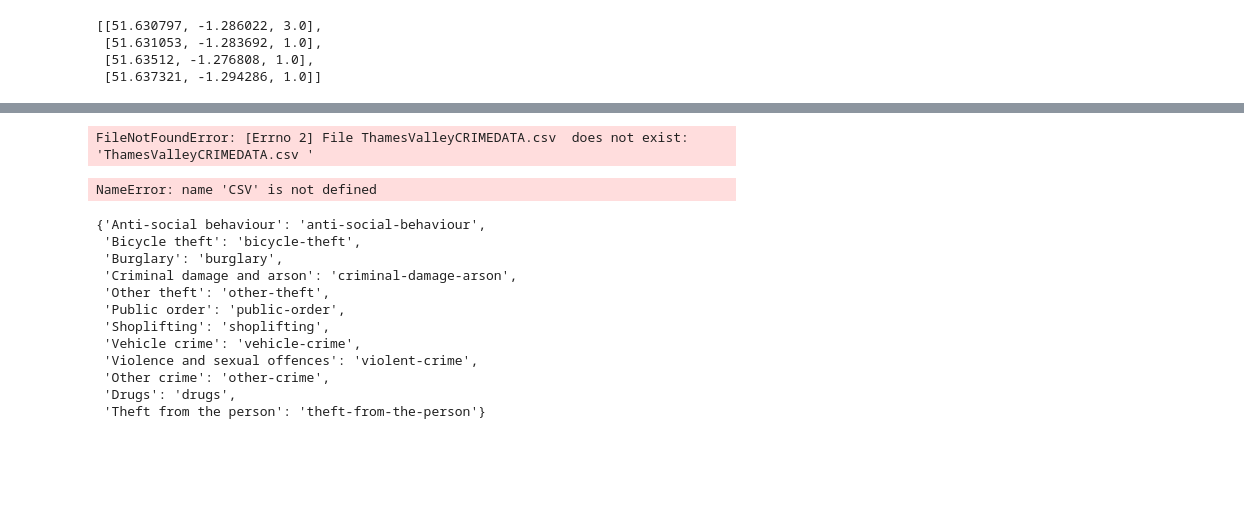
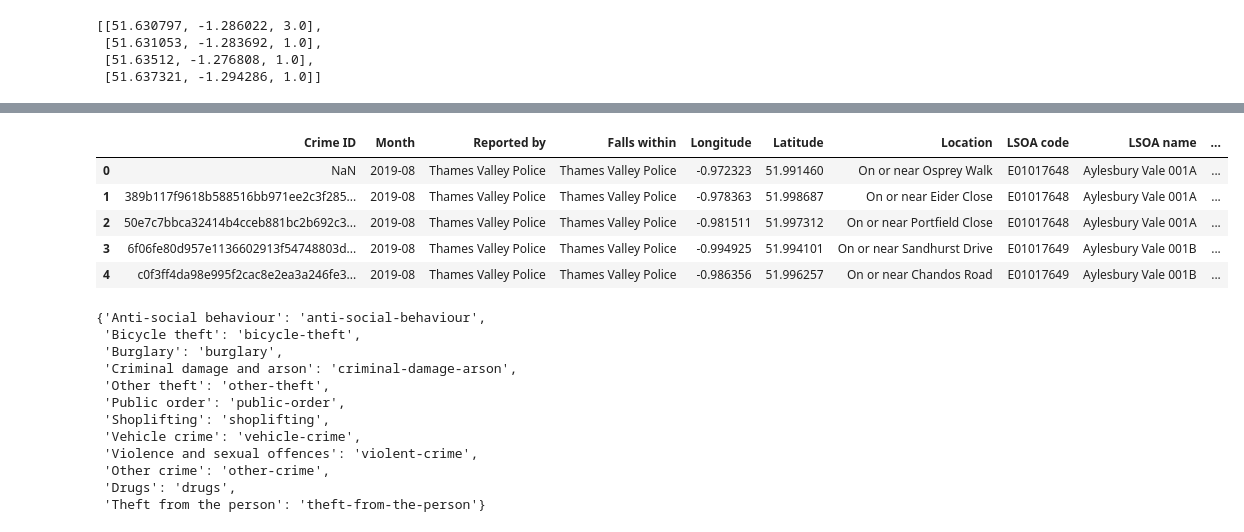
Before and after one commit to zbita/Coursera_Capstone, a Jupyter notebook: CrimeOxfordV02.ipynb, the cells around one changed output, grey strips where cells are left out. Drawn from its saved outputs; the diff is of its cells as text; code cells hidden in the pictures; blank space fills up the shorter version.

```diff
--- a/CrimeOxfordV02.ipynb
+++ b/CrimeOxfordV02.ipynb
@@ -294,17 +294,16 @@ m
 [interactive output not drawn]
 # %%
 
-CSV = pd.read_csv("ThamesValleyCRIMEDATA.csv ")
+CSV = pd.read_csv("Battle of Neighborhoods/ThamesValleyCRIMEDATA.csv")
-# %% [output]
-FileNotFoundError: [Errno 2] File ThamesValleyCRIMEDATA.csv  does not exist: 'ThamesValleyCRIMEDATA.csv '
-# %%
-df = pd.read_html(CSV)[0] #read url table as df
-#df.columns = ['PostalCode', 'Borough', 'Neighborhood'] #renaming of the columns
-#df = df[df['Borough'] != 'Not assigned'] #remove boroughs 'not assigned'
-#df['Neighborhood'] = np.where(df['Neighborhood'] == 'Not assigned', df['Borough'], df['Neighborhood'])
-print(df)
-# %% [output]
-NameError: name 'CSV' is not defined
+# %%
+CSV.head()
+# %% [output]
+|  | Crime ID | Month | Reported by | Falls within | Longitude | Latitude | Location | LSOA code | LSOA name | ... |
+| 0 | NaN | 2019-08 | Thames Valley Police | Thames Valley Police | -0.972323 | 51.991460 | On or near Osprey Walk | E01017648 | Aylesbury Vale 001A | ... |
+| 1 | 389b117f9618b588516bb971ee2c3f285... | 2019-08 | Thames Valley Police | Thames Valley Police | -0.978363 | 51.998687 | On or near Eider Close | E01017648 | Aylesbury Vale 001A | ... |
+| 2 | 50e7c7bbca32414b4cceb881bc2b692c3... | 2019-08 | Thames Valley Police | Thames Valley Police | -0.981511 | 51.997312 | On or near Portfield Close | E01017648 | Aylesbury Vale 001A | ... |
+| 3 | 6f06fe80d957e1136602913f54748803d... | 2019-08 | Thames Valley Police | Thames Valley Police | -0.994925 | 51.994101 | On or near Sandhurst Drive | E01017649 | Aylesbury Vale 001B | ... |
+| 4 | c0f3ff4da98e995f2cac8e2ea3a246fe3... | 2019-08 | Thames Valley Police | Thames Valley Police | -0.986356 | 51.996257 | On or near Chandos Road | E01017649 | Aylesbury Vale 001B | ... |
 # %%
 crime_types = MergeBoth[['name','type']].drop_duplicates().set_index('name')['type'].to_dict()
 crime_types
```
Also changed, not shown: 1 other file.
